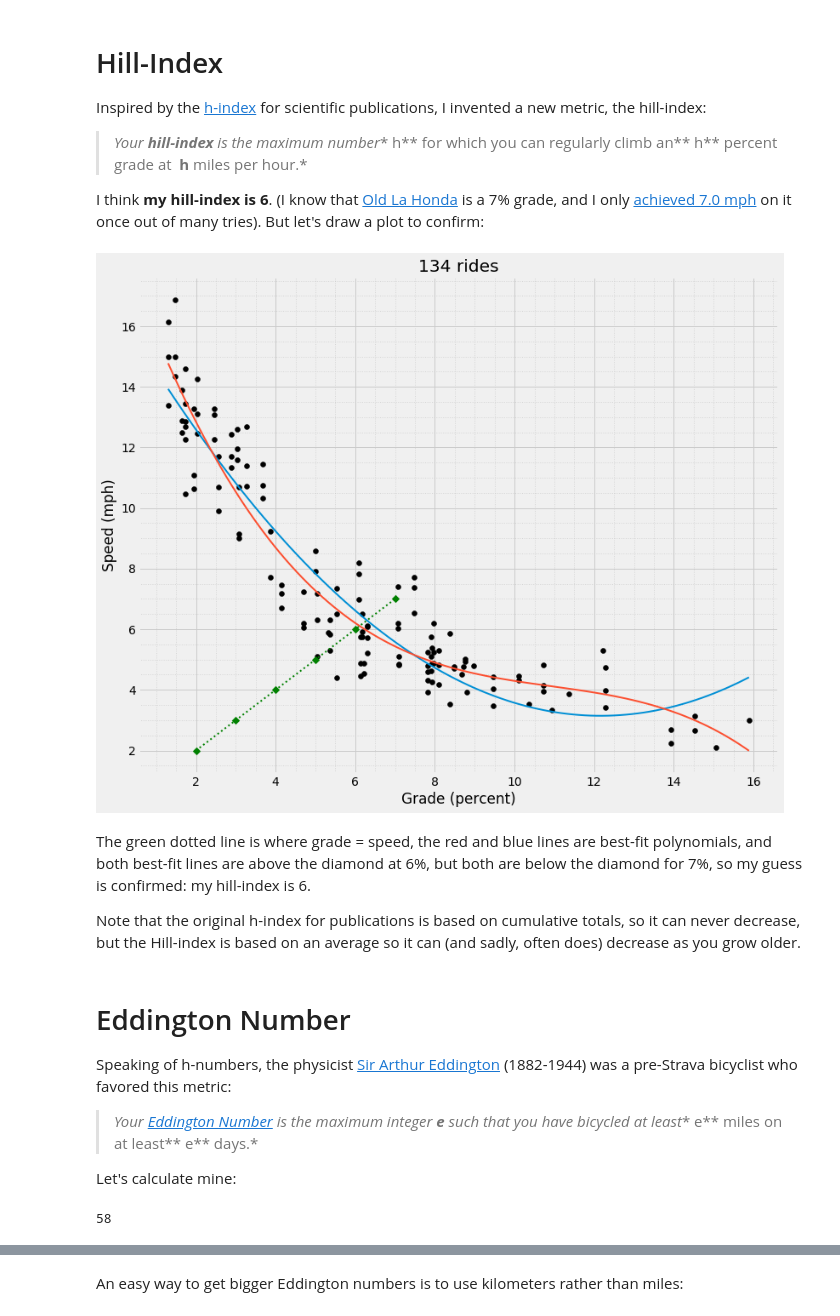
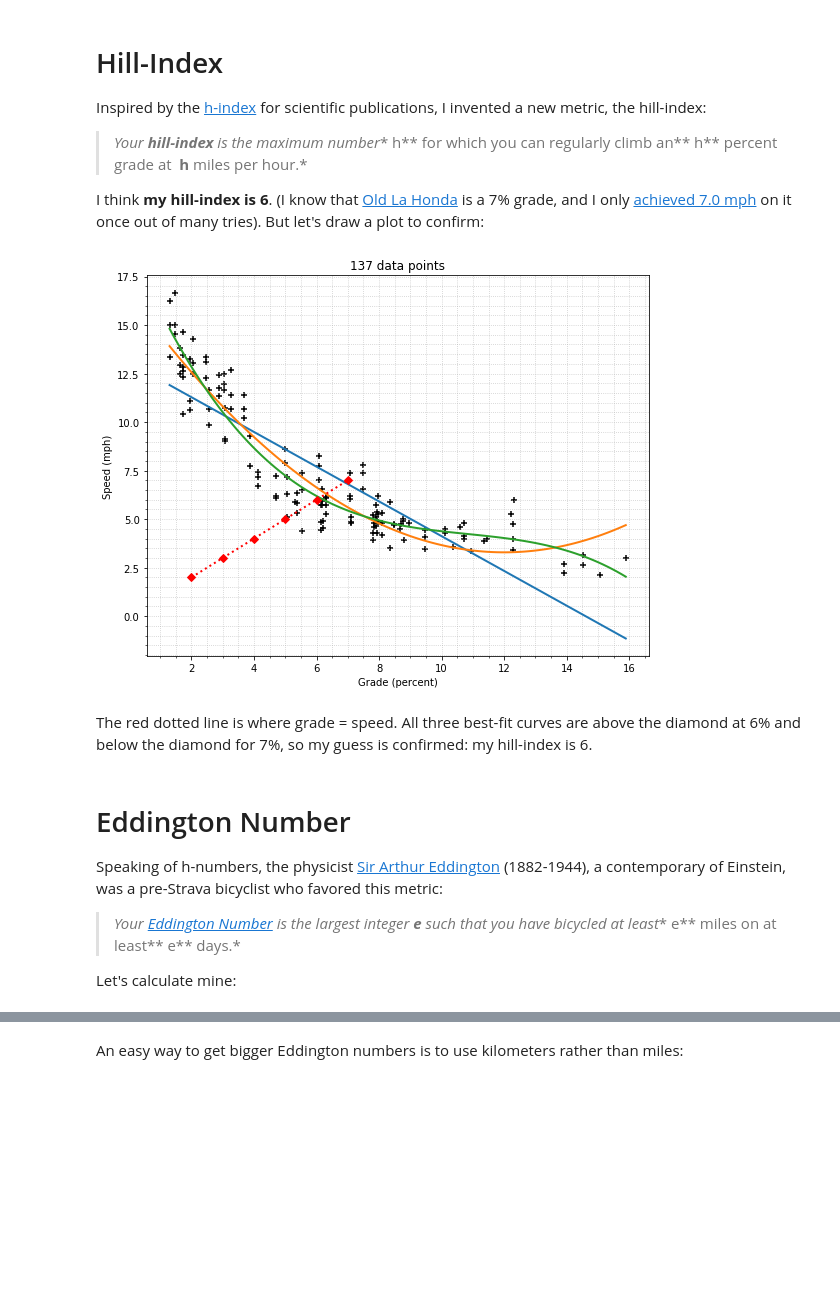
Before and after one commit to norvig/pytudes, a Jupyter notebook: ipynb/Bike Speed versus Grade.ipynb, the cells around one changed output, grey strips where cells are left out. Cells and saved outputs as stored; diff of their text form; code cells hidden in the pictures; blank space fills up the shorter version.

```diff
--- a/ipynb/Bike Speed versus Grade.ipynb
+++ b/ipynb/Bike Speed versus Grade.ipynb
@@ -38,0 +17,10 @@ I'll show a simple scatter plot  visualization:
+# %%
+def parse_hours(time: str) -> float:
+    """Parse '4:30:00' to 4.5 hours."""
+    while time.count(':') < 2:
+        time = '0:' + time
+    return round(pd.Timedelta(time).seconds / 60 / 60, 3)
+
+def parse_int(num: str) -> int:
+    """Parse a str as an int, ignoring commas."""
+    return int(num.replace(',', ''))
@@ -53,17 +69,16 @@ As expected, there is a lot of variance, but overall speeds get slower as the gr
 # %%
-def show(X, Y, xlabel='Grade (feet/mile)', ylabel='Speed (mph)', degrees=(2, 3)):
+def show(X, Y, xlabel='Grade (feet/mile)', ylabel='Speed (mph)', degrees=(1, 2, 3)):
     """Plot X versus Y and a best fit curve to it, with some bells and whistles."""
-    plt.rcParams["figure.figsize"] = (12, 10)
-    plt.style.use('fivethirtyeight')
+    plt.rcParams["figure.figsize"] = (9, 7)
     grid(); plt.ylabel(ylabel); plt.xlabel(xlabel)
-    plt.scatter(X, Y, c='k')
+    plt.scatter(X, Y, c='k', marker='+')
     X1 = np.linspace(min(X), max(X), 100)
     for degree in degrees:
         F = poly_fit(X, Y, degree)
         plt.plot(X1, [F(x) for x in X1], '-', lw=2)
-    plt.title(f'{len(X)} rides')
+    plt.title(f'{len(X)} data points')
 
-def grid(): plt.minorticks_on(); plt.grid(which='minor', ls=':', alpha=0.7)
+def grid(): plt.minorticks_on(); plt.grid(which='both', ls=':', alpha=0.7)
 
 def poly_fit(X, Y, degree) -> callable:
     """The polynomial function that best fits the X,Y vectors."""
@@ -96,15 +111,11 @@ The data I have so far helps me estimate the duration for a long ride over varyi
 # %%
 def parse_segments(lines):
     """Parse a string of segments into Rides. Each line contains:
-    'title, miles, feet, time(s)'."""
+    'segment_title, miles, feet_climb, time(s), ...'."""
     for segment in lines:
         title, mi, ft, *times = segment.split(',')
         for time in times:
-            time = parse_hours(time)
-            yield Ride(float(mi), time, int(ft), 'date?', title)
+            yield title, float(mi), parse_int(ft), parse_hours(time)
 
-segments = list(parse_segments(open('bikesegments.csv')))
-
-miles2 = column('miles', segments)
-hours2 = column('hours', segments)
-feet2  = column('feet',  segments)
+segments = pd.DataFrame(parse_segments(open('bikesegments.csv')),
+                        columns=('title', 'miles', 'feet', 'hours'))
@@ -113,4 +140,6 @@ For the plot I will list grade in percent rather than feet per mile:
 # %%
+miles2, hours2, feet2 = (segments[attr] for attr in ('miles', 'hours', 'feet'))
+
 pct2 = feet2 / miles2 * 100 / 5280
 
 show(pct2, miles2 / hours2, xlabel='Segment Grade (percent)')
@@ -145,32 +167,25 @@ Inspired by the [h-index](https://en.wikipedia.org/wiki/H-index) for scientific
 
 I think **my hill-index is 6**. (I know that [Old La Honda](https://graphics.stanford.edu/~lucasp/grade/oldlahonda.html) is a 7% grade, and I only [achieved 7.0 mph](https://www.strava.com/segments/9343401?filter=my_results&gender=all) on it once out of many tries). But let's draw a plot to confirm:
 # %%
-points = range(2, 8)
 show(pct2, miles2 / hours2, xlabel='Grade (percent)')
-plt.plot(points, points, 'gD:', lw=2);
+plt.plot(range(2, 8), range(2, 8), 'rD:', lw=2);
 # %% [output]
-[figure, old version]
+[figure, new version]
 # %% [markdown]
-The  green dotted line is where grade = speed, the red and blue lines are best-fit polynomials, and  both best-fit lines are above the diamond at 6%, but both are below the diamond for 7%, so my guess is confirmed: my hill-index is 6.
-
-Note that the original h-index for publications is based on cumulative totals, so it can never decrease, but the Hill-index is based on an average so it can (and sadly, often does) decrease as you grow older.
+The  red dotted line is where grade = speed. All three  best-fit curves are above the diamond at 6% and below the diamond for 7%, so my guess is confirmed: my hill-index is 6.
 # %% [markdown]
 
 
 # Eddington Number
 
-Speaking of h-numbers, the  physicist [Sir Arthur Eddington](https://en.wikipedia.org/wiki/Arthur_Eddington) (1882-1944) was a pre-Strava bicyclist who favored this metric:
+Speaking of h-numbers, the  physicist [Sir Arthur Eddington](https://en.wikipedia.org/wiki/Arthur_Eddington) (1882-1944), a contemporary of Einstein, was a pre-Strava bicyclist who favored this metric:
 
-> *Your [Eddington Number](https://www.triathlete.com/2011/04/training/measuring-bike-miles-eddington-number_301789) is the maximum integer **e** such that you have bicycled at least**&nbsp;e** miles on at least**&nbsp;e** days.*
+> *Your [Eddington Number](https://www.triathlete.com/2011/04/training/measuring-bike-miles-eddington-number_301789) is the largest integer **e** such that you have bicycled at least**&nbsp;e** miles on at least**&nbsp;e** days.*
 
 Let's calculate mine:
 # %%
-def Eddington(distances) -> int:
+def E_number(distances) -> int:
     """Eddington number: The maximum integer e such that you have bicycled
     a distance of at least e on at least e days."""
     distances = sorted(distances, reverse=True)
     return max(e for e, d in enumerate(distances, 1) if d >= e)
-
-Eddington(miles)
-# %% [output]
-58
```
Also changed, not shown: parts of 36 cells of this notebook, 1 other file.
